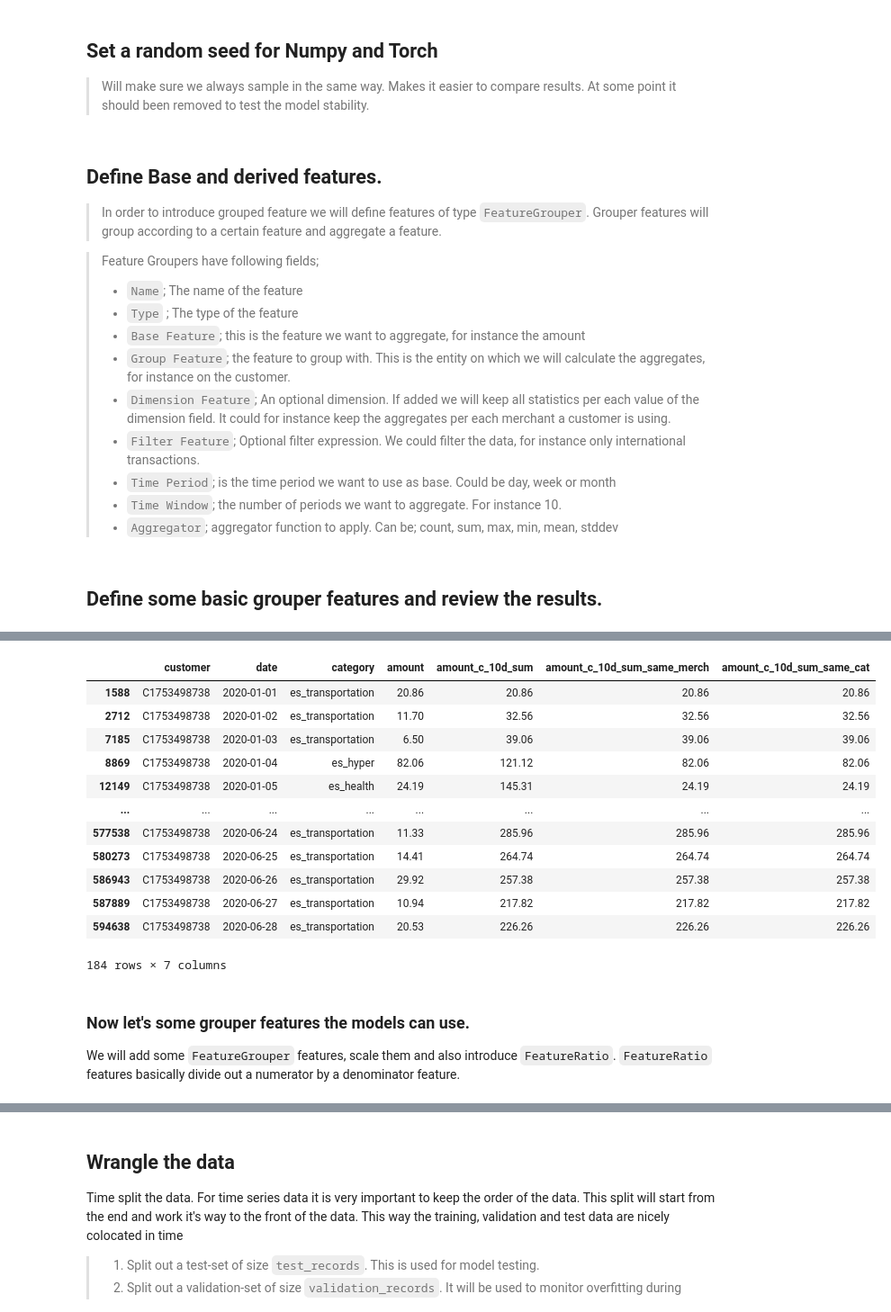
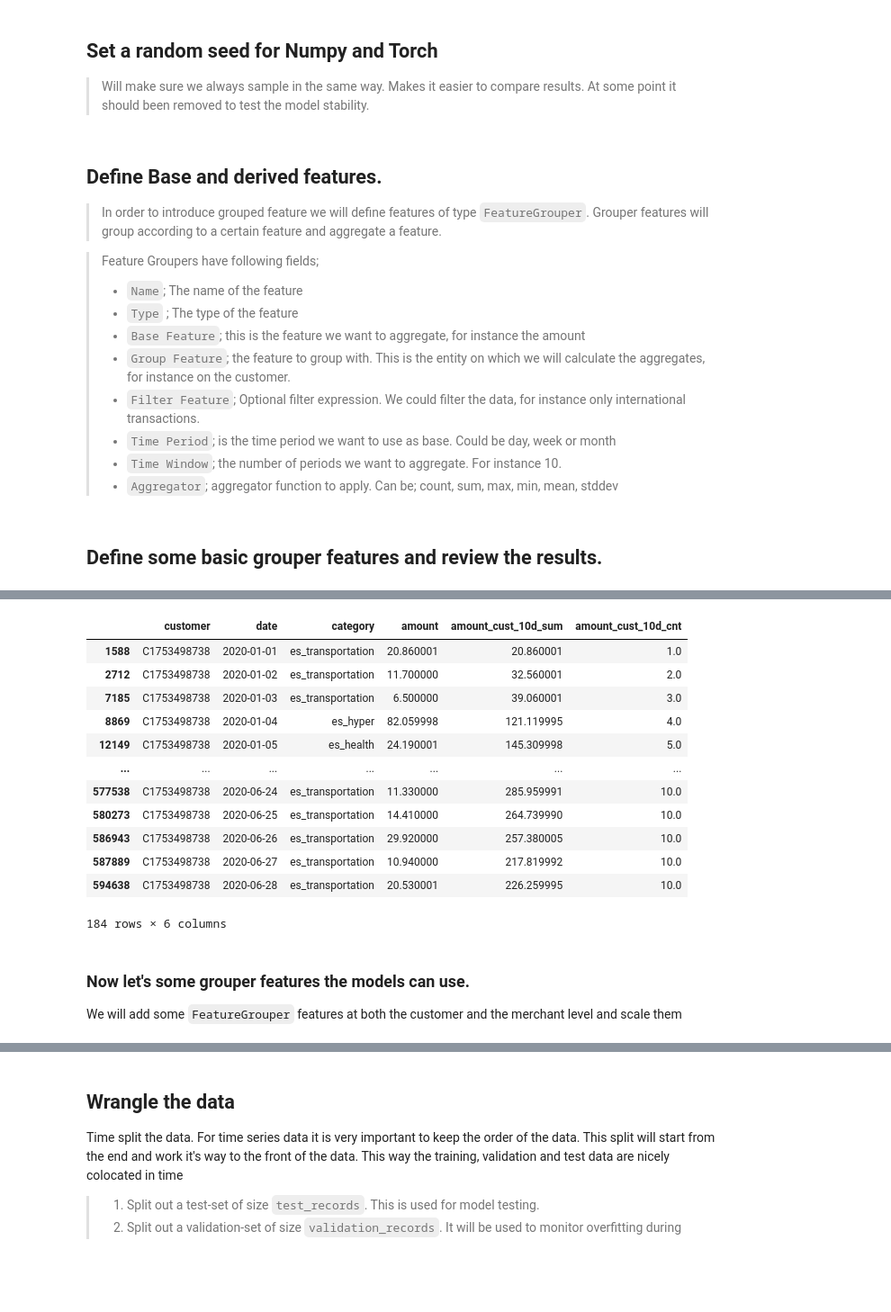
Before and after one commit to t0kk35/d373c7, a Jupyter notebook: notebooks/01_single/01_classifiers/01_binary/03_FeedForward_w_Feature_Engineering.ipynb, the cells around one changed output, grey strips where cells are left out. Shown at 90% size. Cells and saved outputs as stored; diff of their text form; code cells hidden in the pictures; blank space fills up the shorter version.

```diff
--- a/notebooks/01_single/01_classifiers/01_binary/03_FeedForward_w_Feature_Engineering.ipynb
+++ b/notebooks/01_single/01_classifiers/01_binary/03_FeedForward_w_Feature_Engineering.ipynb
@@ -44,7 +44,6 @@ torch.backends.cudnn.benchmark = False
 > - `Type` ; The type of the feature
 > - `Base Feature`; this is the feature we want to aggregate, for instance the amount
 > - `Group Feature`; the feature to group with. This is the entity on which we will calculate the aggregates, for instance on the customer.
-> - `Dimension Feature`; An optional dimension. If added we will keep all statistics per each value of the dimension field. It could for instance keep the aggregates per each merchant a customer is using.
 > - `Filter Feature`; Optional filter expression. We could filter the data, for instance only international transactions.
 > - `Time Period`; is the time period we want to use as base. Could be day, week or month
 > - `Time Window`; the number of periods we want to aggregate. For instance 10.
@@ -62,17 +61,16 @@ step = ft.FeatureSource('step', ft.FEATURE_TYPE_INT_16)
 customer = ft.FeatureSource('customer', ft.FEATURE_TYPE_STRING)
 merchant = ft.FeatureSource('merchant', ft.FEATURE_TYPE_CATEGORICAL)
 category = ft.FeatureSource('category', ft.FEATURE_TYPE_CATEGORICAL)
-amount = ft.FeatureSource('amount', ft.FEATURE_TYPE_FLOAT)
+amount = ft.FeatureSource('amount', ft.FEATURE_TYPE_FLOAT_32)
 
 date_time = ft.FeatureExpression('date', ft.FEATURE_TYPE_DATE_TIME, step_to_date, [step])
 
 # Grouper Features
 amount_cust_10d_sum = ft.FeatureGrouper(
-    'amount_c_10d_sum',                  # Name of the feature
-    ft.FEATURE_TYPE_FLOAT,               # Make the feature a type float
+    'amount_cust_10d_sum',               # Name of the feature
+    ft.FEATURE_TYPE_FLOAT_32,            # Make the feature a type float
     amount,                              # Aggregate the amount
     customer,                            # Group over customer
-    None,
     None,
     ft.TIME_PERIOD_DAY,                  # Make the period element a day
     10,                                  # Aggregate 10 days
@@ -80,28 +78,15 @@ amount_cust_10d_sum = ft.FeatureGrouper(
 )
 
 # This feature will return the 10 day sum of the amount, for the customer and a specific merchant.
-amount_cust_10d_sum_same_merch = ft.FeatureGrouper(
-    'amount_c_10d_sum_same_merch',       # Name of the feature
-    ft.FEATURE_TYPE_FLOAT,               # Make the feature a type float
+amount_cust_10d_cnt = ft.FeatureGrouper(
+    'amount_cust_10d_cnt',               # Name of the feature
+    ft.FEATURE_TYPE_FLOAT_32,            # Make the feature a type float
     amount,                              # Aggregate the amount
-    customer,                            # Group over customer
-    merchant,                            # Keep per merchant dimension
+    customer,                            # Group over customer/merchant
     None,
     ft.TIME_PERIOD_DAY,                  # Make the period element a day
     10,                                  # Aggregate 10 days
-    ft.AGGREGATOR_SUM                    # Take the sum over the period elements.
-)
-
-amount_cust_10d_sum_same_cat = ft.FeatureGrouper(
-    'amount_c_10d_sum_same_cat',         # Name of the feature
-    ft.FEATURE_TYPE_FLOAT,               # Make the feature a type float
-    amount,                              # Aggregate the amount
-    customer,                            # Group over customer
-    category,                            # Keep per category dimension
-    None,
-    ft.TIME_PERIOD_DAY,                  # Make the period element a day
-    10,                                  # Aggregate 10 days
-    ft.AGGREGATOR_SUM                    # Take the sum over the period elements.
+    ft.AGGREGATOR_COUNT                  # Take the sum over the period elements.
 )
 
 features = ft.TensorDefinition(
@@ -112,11 +97,11 @@ features = ft.TensorDefinition(
         category,
         amount,
         amount_cust_10d_sum,
-        amount_cust_10d_sum_same_merch,
-        amount_cust_10d_sum_same_cat
+        amount_cust_10d_cnt
     ])
 
-with en.EnginePandasNumpy() as e:
+
+with en.EnginePandasNumpy(num_threads=8) as e:
     df_ft = e.from_csv(features, file, time_feature=date_time, inference=False)
 
 # Filter out a specific customer, to get a feel for the grouping.
@@ -135,19 +120,19 @@ df_ft[df_ft['customer'] == 'C1753498738']
-|  | customer | date | category | amount | amount_c_10d_sum | amount_c_10d_sum_same_merch | amount_c_10d_sum_same_cat |
-| 1588 | C1753498738 | 2020-01-01 | es_transportation | 20.86 | 20.86 | 20.86 | 20.86 |
-| 2712 | C1753498738 | 2020-01-02 | es_transportation | 11.70 | 32.56 | 32.56 | 32.56 |
-| 7185 | C1753498738 | 2020-01-03 | es_transportation | 6.50 | 39.06 | 39.06 | 39.06 |
-| 8869 | C1753498738 | 2020-01-04 | es_hyper | 82.06 | 121.12 | 82.06 | 82.06 |
-| 12149 | C1753498738 | 2020-01-05 | es_health | 24.19 | 145.31 | 24.19 | 24.19 |
-| ... | ... | ... | ... | ... | ... | ... | ... |
-| 577538 | C1753498738 | 2020-06-24 | es_transportation | 11.33 | 285.96 | 285.96 | 285.96 |
-| 580273 | C1753498738 | 2020-06-25 | es_transportation | 14.41 | 264.74 | 264.74 | 264.74 |
-| 586943 | C1753498738 | 2020-06-26 | es_transportation | 29.92 | 257.38 | 257.38 | 257.38 |
-| 587889 | C1753498738 | 2020-06-27 | es_transportation | 10.94 | 217.82 | 217.82 | 217.82 |
-| 594638 | C1753498738 | 2020-06-28 | es_transportation | 20.53 | 226.26 | 226.26 | 226.26 |
+|  | customer | date | category | amount | amount_cust_10d_sum | amount_cust_10d_cnt |
+| 1588 | C1753498738 | 2020-01-01 | es_transportation | 20.860001 | 20.860001 | 1.0 |
+| 2712 | C1753498738 | 2020-01-02 | es_transportation | 11.700000 | 32.560001 | 2.0 |
+| 7185 | C1753498738 | 2020-01-03 | es_transportation | 6.500000 | 39.060001 | 3.0 |
+| 8869 | C1753498738 | 2020-01-04 | es_hyper | 82.059998 | 121.119995 | 4.0 |
+| 12149 | C1753498738 | 2020-01-05 | es_health | 24.190001 | 145.309998 | 5.0 |
+| ... | ... | ... | ... | ... | ... | ... |
+| 577538 | C1753498738 | 2020-06-24 | es_transportation | 11.330000 | 285.959991 | 10.0 |
+| 580273 | C1753498738 | 2020-06-25 | es_transportation | 14.410000 | 264.739990 | 10.0 |
+| 586943 | C1753498738 | 2020-06-26 | es_transportation | 29.920000 | 257.380005 | 10.0 |
+| 587889 | C1753498738 | 2020-06-27 | es_transportation | 10.940000 | 217.819992 | 10.0 |
+| 594638 | C1753498738 | 2020-06-28 | es_transportation | 20.530001 | 226.259995 | 10.0 |
-184 rows × 7 columns
+184 rows × 6 columns
 # %% [markdown]
 ### Now let's some grouper features the models can use.
-We will add some `FeatureGrouper` features, scale them and also introduce `FeatureRatio`. `FeatureRatio` features basically divide out a numerator by a denominator feature.
+We will add some `FeatureGrouper` features at both the customer and the merchant level and scale them
 # %%
 def step_to_date(step_count: int):
     return dt.datetime(2020, 1, 1) + dt.timedelta(days=int(step_count))
```
Also changed, not shown: parts of 13 cells of this notebook, 7 other files.
